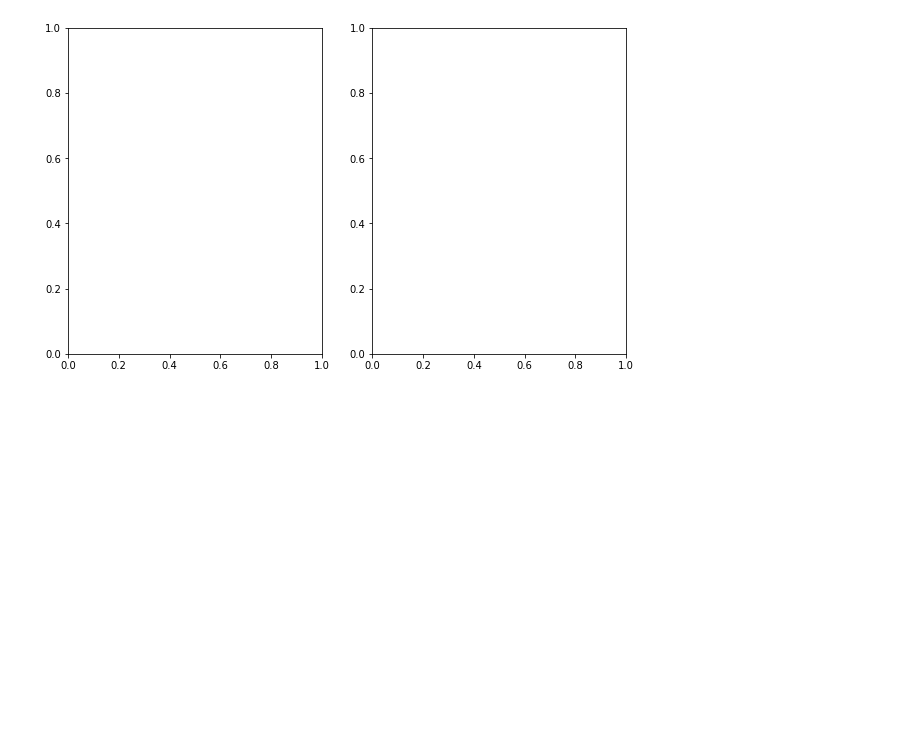
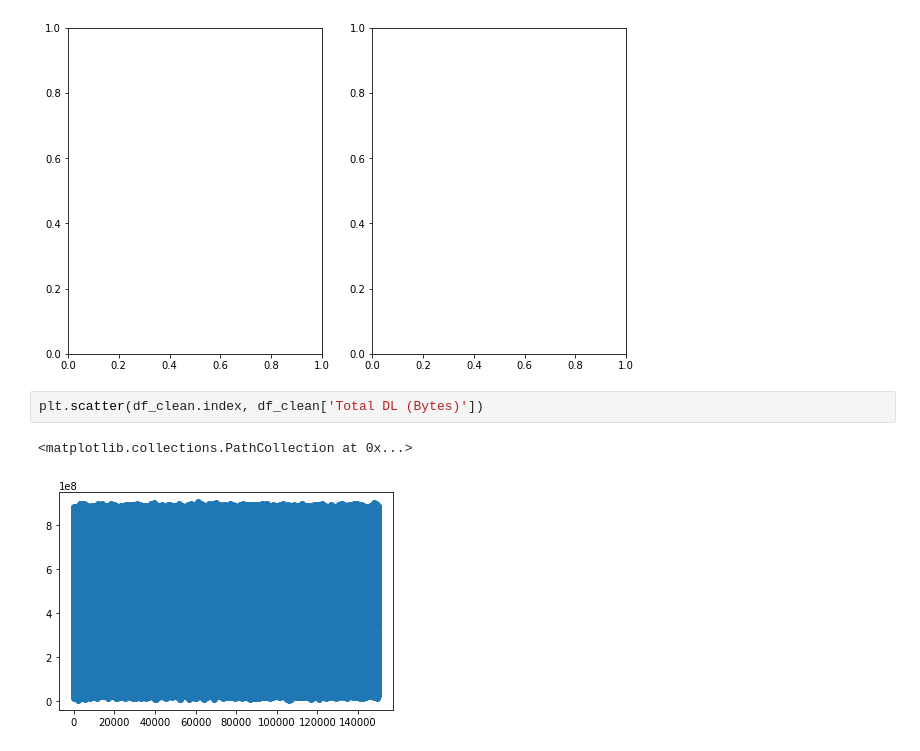
Before and after one commit to behigu/TellCo-Telecom-User-s-Data-Analysis, a Jupyter notebook: notebooks/Telco_telecom_user_data_analysis.ipynb, the cells around one changed output. Drawn from its saved outputs; the diff is of its cells as text; blank space fills up the shorter version.

Commit message:
non graphical and graphical visualization of univariant and bivariant

```diff
--- a/notebooks/Telco_telecom_user_data_analysis.ipynb
+++ b/notebooks/Telco_telecom_user_data_analysis.ipynb
@@ -403,3 +425,8 @@ ax[1].set_title("Scaled data")
 # %% [output]
 MemoryError: ignored
 [figure]
+# %%
+plt.scatter(df_clean.index, df_clean['Total DL (Bytes)'])
+# %% [output]
+<matplotlib.collections.PathCollection at 0x...>
+[figure, added]
```
Also changed, not shown: parts of 6 cells of this notebook.
